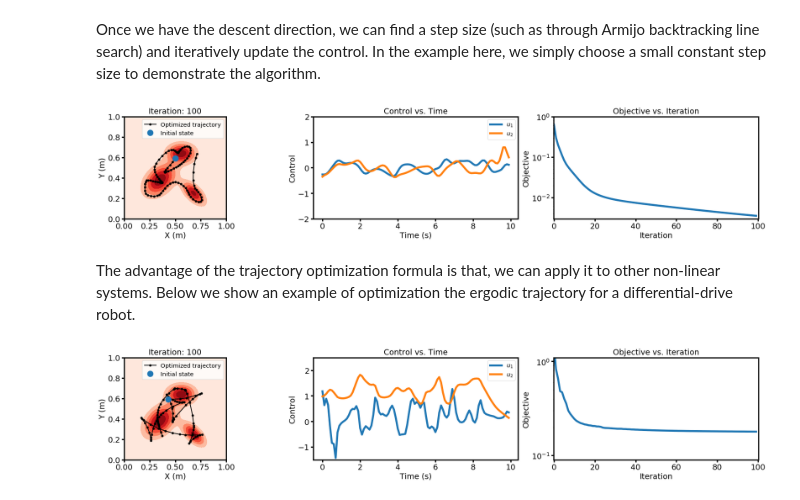
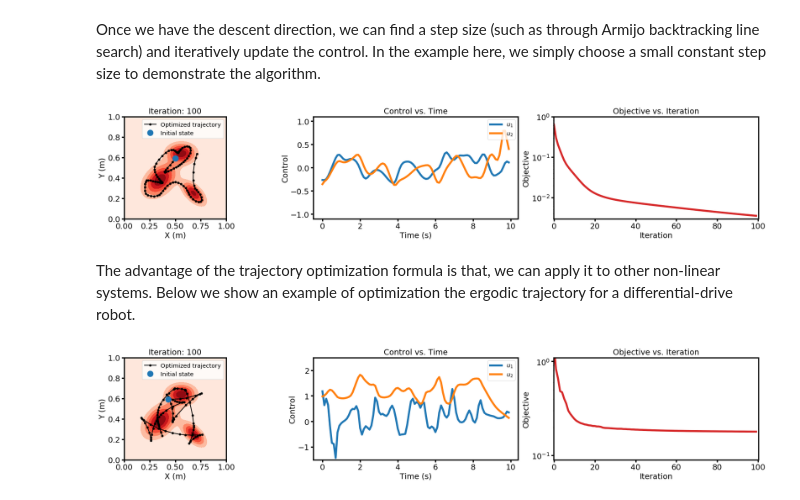
Before and after one commit to MurpheyLab/ergodic-control-sandbox, a Jupyter notebook: notebooks/ilqr_ergodic_control.ipynb, the cells around one changed output. Drawn from its saved outputs; the diff is of its cells as text; code cells hidden in the pictures.

```diff
--- a/notebooks/ilqr_ergodic_control.ipynb
+++ b/notebooks/ilqr_ergodic_control.ipynb
@@ -463,36 +463,36 @@ for iter in tqdm(range(100)):
 
         ax2 = axes[1]
         ax2.cla()
         ax2.set_title('Control vs. Time')
-        ax2.set_ylim(-2.0, 2.0)
+        ax2.set_ylim(-1.1, 1.1)
         ax2.plot(np.arange(tsteps)*dt, u_traj[:,0], color='C0', label=r'$u_1$')
         ax2.plot(np.arange(tsteps)*dt, u_traj[:,1], color='C1', label=r'$u_2$')
         ax2.set_xlabel('Time (s)')
         ax2.set_ylabel('Control')
         ax2.legend(loc=1)
         height = ax1.get_position().height
         ax2.set_position([ax2.get_position().x0, ax1.get_position().y0, ax2.get_position().width, height])
 
         ax3 = axes[2]
         ax3.cla()
         ax3.set_title('Objective vs. Iteration')
         ax3.set_xlim(-0.2, 100.2)
         ax3.set_ylim(3e-3, 1e0)
         ax3.set_xlabel('Iteration')
         ax3.set_ylabel('Objective')
-        ax3.plot(np.arange(iter+1), loss_list, color='C0')
+        ax3.plot(np.arange(iter+1), loss_list, color='C3')
         height = ax1.get_position().height
         ax3.set_position([ax3.get_position().x0, ax1.get_position().y0, ax3.get_position().width, height])
         ax3.set_yscale('log')
 
         display.clear_output(wait=True)
         display.display(fig)
 
 display.clear_output(wait=True)
 plt.show()
 plt.close()
 # %% [output]
-[figure, old version]
+[figure, new version]
 # %% [markdown]
 The advantage of the trajectory optimization formula is that, we can apply it to other non-linear systems. Below we show an example of optimization the ergodic trajectory for a differential-drive robot.
 # %%
@@ -641,7 +641,7 @@ for iter in tqdm(range(100)):
         ax3.set_ylim(9e-2, 1.1)
         ax3.set_xlabel('Iteration')
         ax3.set_ylabel('Objective')
-        ax3.plot(np.arange(iter+1), loss_list, color='C0')
+        ax3.plot(np.arange(iter+1), loss_list, color='C3')
         height = ax1.get_position().height
         ax3.set_position([ax3.get_position().x0, ax1.get_position().y0, ax3.get_position().width, height])
         ax3.set_yscale('log')
@@ -654,4 +654,4 @@ display.clear_output(wait=True)
 plt.show()
 plt.close()
 # %% [output]
-[figure, old version]
+[figure, new version]
```
Also changed, not shown: 1 other file.
